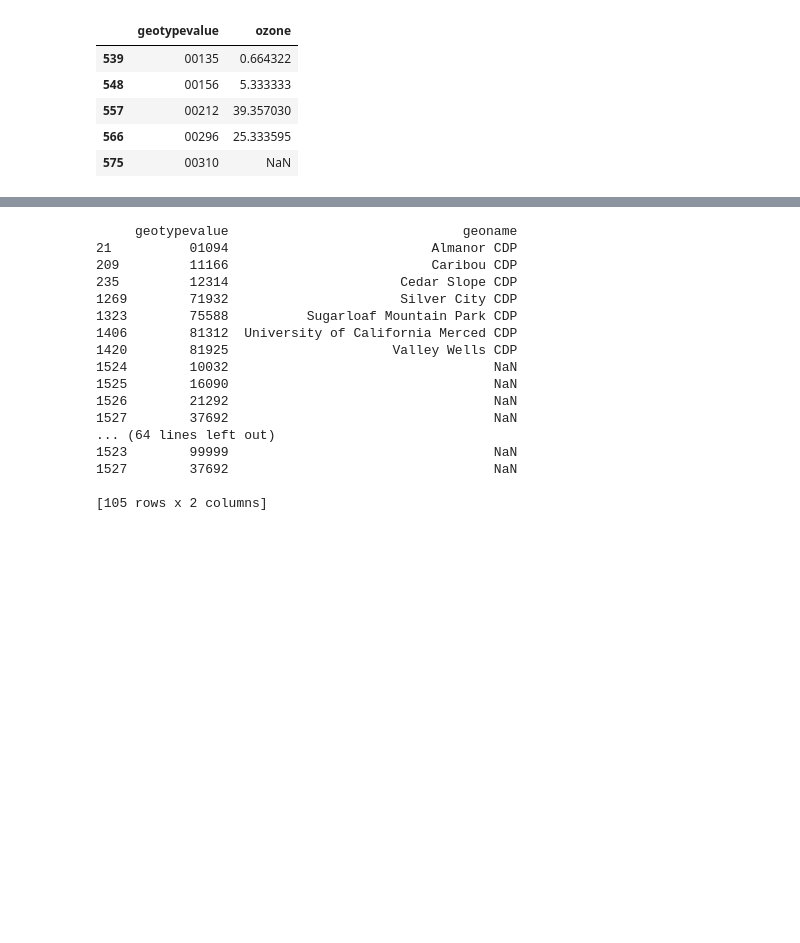
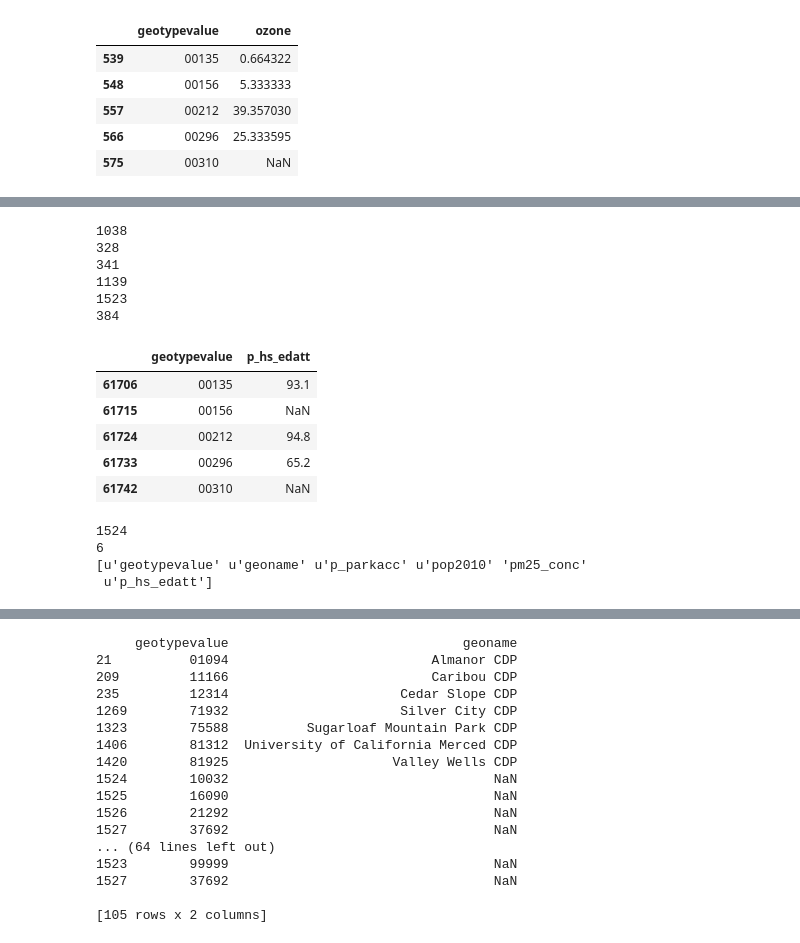
Before and after one commit to crsalviati/CA_Housing, a Jupyter notebook: Data_Build.ipynb, the cells around one changed output, grey strips where cells are left out. Saved outputs shown, nothing was run; the diff lists cells and outputs as text; code cells hidden in the pictures; blank space fills up the shorter version.

```diff
--- a/Data_Build.ipynb
+++ b/Data_Build.ipynb
@@ -380,0 +443,9 @@ temp.head(5)
+# %%
+#Read in HCI file for HS Grad Attainment
+tempurl = 'https://github.com/crsalviati/CA_Housing/raw/master/Raw_Data/ed_attain_ge_hs_output04-14-13.xlsx'
+temp = pd.read_excel(tempurl, sheetname=0, converters={'geotypevalue':str,'county_fips':str})
+temp.columns = [x.lower() for x in temp.columns]
+print temp.shape[0]
+print temp.geotype.unique()
+print temp.reportyear.unique()
+print temp.columns.values
@@ -380,0 +461,36 @@ temp.head(5)
+# %%
+#Keep Place level data for all race, explore years available, limit to fields of interest
+temp = temp[(temp.geotype=="PL") & (temp.race_eth_code == 9)]
+print temp.p_hs_edatt[temp.reportyear == '2000'].count()
+print temp.p_hs_edatt[temp.reportyear == '2005-2007'].count()
+print temp.p_hs_edatt[temp.reportyear == '2008-2010'].count()
+print temp.p_hs_edatt[temp.reportyear == '2006-2010'].count()
+temp = temp[temp.reportyear == '2006-2010']
+temp = temp[['geotypevalue', 'p_hs_edatt']]
+print temp.shape[0]
+print temp.p_hs_edatt.isnull().sum()
+temp.head(5)
+# %% [output]
+1038
+328
+341
+1139
+1523
+384
+|  | geotypevalue | p_hs_edatt |
+| 61706 | 00135 | 93.1 |
+| 61715 | 00156 | NaN |
+| 61724 | 00212 | 94.8 |
+| 61733 | 00296 | 65.2 |
+| 61742 | 00310 | NaN |
+# %%
+#Merge onto combined HCI df
+hci = pd.merge(hci, temp, on='geotypevalue', how='outer')
+print hci.shape[0]
+print hci.shape[1]
+print hci.columns.values
+# %% [output]
+1524
+6
+[u'geotypevalue' u'geoname' u'p_parkacc' u'pop2010' 'pm25_conc'
+ u'p_hs_edatt']
```
Also changed, not shown: parts of 10 cells of this notebook, 8 other files.
